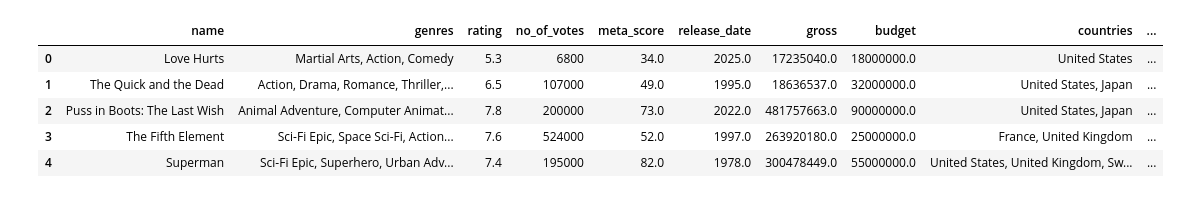
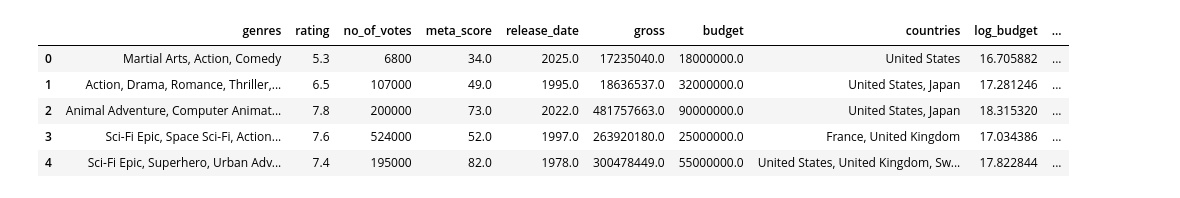
Before and after one commit to phuocnguyen2412/movie-analyst, a Jupyter notebook: decistion_tree.ipynb, the cells around one changed output. Saved outputs shown, nothing was run; the diff lists cells and outputs as text; code cells hidden in the pictures.

```diff
--- a/decistion_tree.ipynb
+++ b/decistion_tree.ipynb
@@ -1,27 +1,24 @@
 # %%
 import numpy as np
 import pandas as pd
 
 from sklearn.tree import DecisionTreeRegressor
 
 import os
 from settings import BASE_DIR
 from data import processing_data
 # Loading our dataset
 
-data_path = os.path.join(BASE_DIR, "dataset\movies_data_processed_v2.csv")
+data_path = os.path.join(BASE_DIR, "dataset", "movies_data_processed_v3.csv")
 df = pd.read_csv(data_path)
-df['log_gross'] = np.log1p(df['gross'])
-
-df['log_gross_bin'] = pd.qcut(df['log_gross'], q=10, labels=False)
 df.head()
 # %% [output]
-|  | name | genres | rating | no_of_votes | meta_score | release_date | gross | budget | countries | ... |
-| 0 | Love Hurts | Martial Arts, Action, Comedy | 5.3 | 6800 | 34.0 | 2025.0 | 17235040.0 | 18000000.0 | United States | ... |
-| 1 | The Quick and the Dead | Action, Drama, Romance, Thriller,... | 6.5 | 107000 | 49.0 | 1995.0 | 18636537.0 | 32000000.0 | United States, Japan | ... |
-| 2 | Puss in Boots: The Last Wish | Animal Adventure, Computer Animat... | 7.8 | 200000 | 73.0 | 2022.0 | 481757663.0 | 90000000.0 | United States, Japan | ... |
-| 3 | The Fifth Element | Sci-Fi Epic, Space Sci-Fi, Action... | 7.6 | 524000 | 52.0 | 1997.0 | 263920180.0 | 25000000.0 | France, United Kingdom | ... |
-| 4 | Superman | Sci-Fi Epic, Superhero, Urban Adv... | 7.4 | 195000 | 82.0 | 1978.0 | 300478449.0 | 55000000.0 | United States, United Kingdom, Sw... | ... |
+|  | genres | rating | no_of_votes | meta_score | release_date | gross | budget | countries | log_budget | ... |
+| 0 | Martial Arts, Action, Comedy | 5.3 | 6800 | 34.0 | 2025.0 | 17235040.0 | 18000000.0 | United States | 16.705882 | ... |
+| 1 | Action, Drama, Romance, Thriller,... | 6.5 | 107000 | 49.0 | 1995.0 | 18636537.0 | 32000000.0 | United States, Japan | 17.281246 | ... |
+| 2 | Animal Adventure, Computer Animat... | 7.8 | 200000 | 73.0 | 2022.0 | 481757663.0 | 90000000.0 | United States, Japan | 18.315320 | ... |
+| 3 | Sci-Fi Epic, Space Sci-Fi, Action... | 7.6 | 524000 | 52.0 | 1997.0 | 263920180.0 | 25000000.0 | France, United Kingdom | 17.034386 | ... |
+| 4 | Sci-Fi Epic, Superhero, Urban Adv... | 7.4 | 195000 | 82.0 | 1978.0 | 300478449.0 | 55000000.0 | United States, United Kingdom, Sw... | 17.822844 | ... |
 # %%
 from evatuation import visualize_results
 from sklearn.model_selection import StratifiedKFold
```
Also changed, not shown: parts of 1 cell of this notebook, 13 other files.
